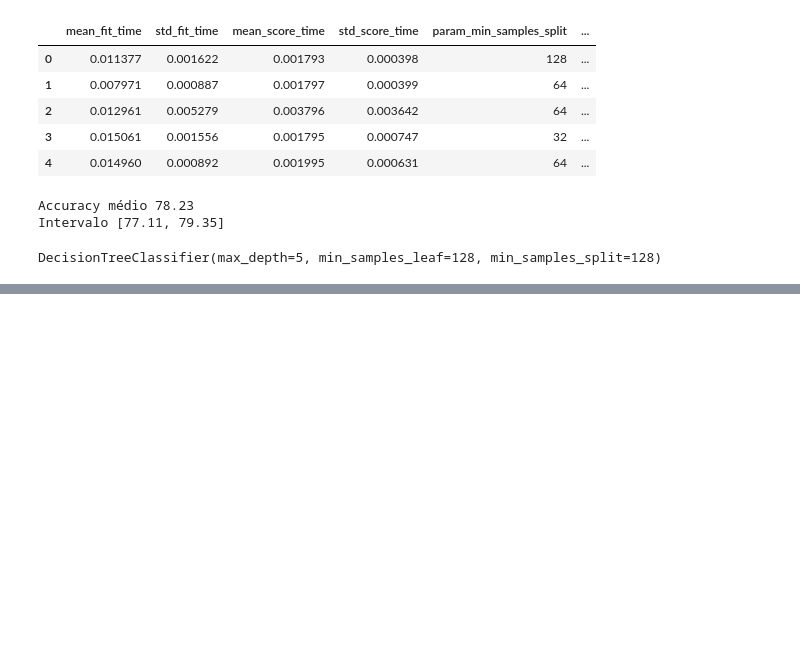
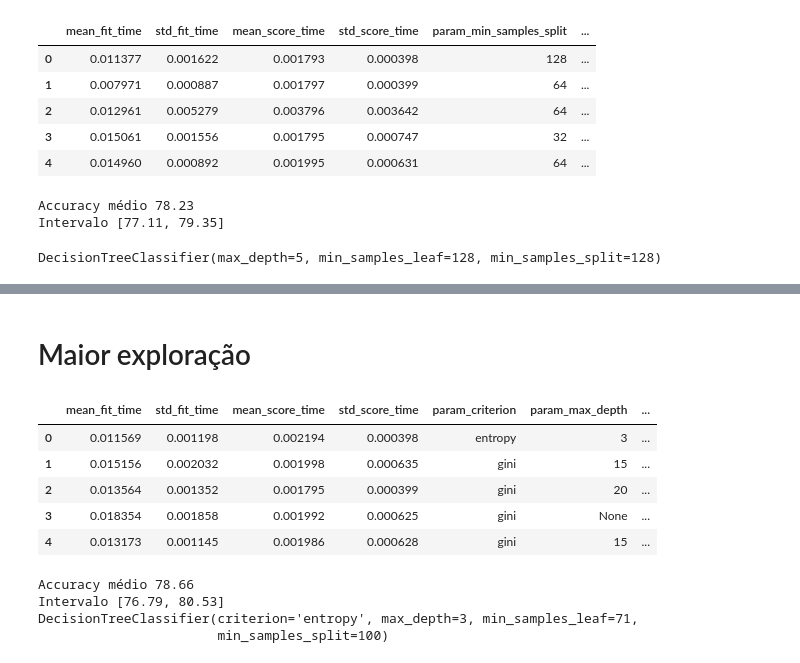
Before and after one commit to matheus7c/data-science, a Jupyter notebook: machine-learning/08-machine-learning-otimizacao-com-exploracao-aleatoria/01-lesson.ipynb, the cells around one changed output, grey strips where cells are left out. Drawn from its saved outputs; the diff is of its cells as text; code cells hidden in the pictures; blank space fills up the shorter version.

```diff
--- a/machine-learning/08-machine-learning-otimizacao-com-exploracao-aleatoria/01-lesson.ipynb
+++ b/machine-learning/08-machine-learning-otimizacao-com-exploracao-aleatoria/01-lesson.ipynb
@@ -677,0 +742,43 @@ graph
+# %% [markdown]
+# Maior exploração
+# %%
+from scipy.stats import randint
+
+SEED=301
+np.random.seed(SEED)
+
+espaco_de_parametros = {
+    "max_depth" : [3, 5, 10, 15, 20, 30, None],
+    "min_samples_split" : randint(32, 128),
+    "min_samples_leaf" : randint(32, 128),
+    "criterion" : ["gini", "entropy"]
+
+}
+
+busca = RandomizedSearchCV(DecisionTreeClassifier(),
+                    espaco_de_parametros,
+                    n_iter = 64,
+                    cv = KFold(n_splits = 5, shuffle=True),
+                          random_state = SEED)
+
+
+busca.fit(x_azar, y_azar)
+resultados = pd.DataFrame(busca.cv_results_)
+resultados.head()
+# %% [output]
+|  | mean_fit_time | std_fit_time | mean_score_time | std_score_time | param_criterion | param_max_depth | ... |
+| 0 | 0.011569 | 0.001198 | 0.002194 | 0.000398 | entropy | 3 | ... |
+| 1 | 0.015156 | 0.002032 | 0.001998 | 0.000635 | gini | 15 | ... |
+| 2 | 0.013564 | 0.001352 | 0.001795 | 0.000399 | gini | 20 | ... |
+| 3 | 0.018354 | 0.001858 | 0.001992 | 0.000625 | gini | None | ... |
+| 4 | 0.013173 | 0.001145 | 0.001986 | 0.000628 | gini | 15 | ... |
+# %%
+scores = cross_val_score(busca, x_azar, y_azar, cv = KFold(n_splits=5, shuffle=True))
+imprime_score(scores)
+melhor = busca.best_estimator_
+print(melhor)
+# %% [output]
+Accuracy médio 78.66
+Intervalo [76.79, 80.53]
+DecisionTreeClassifier(criterion='entropy', max_depth=3, min_samples_leaf=71,
+                       min_samples_split=100)
```
Also changed, not shown: parts of 19 cells of this notebook.
